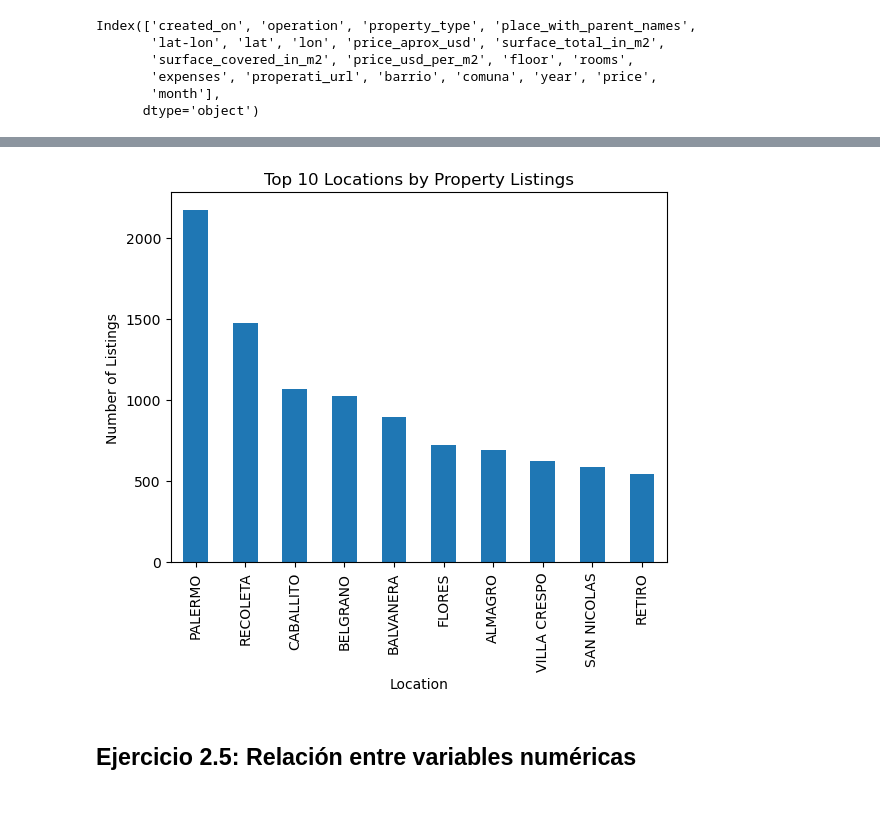
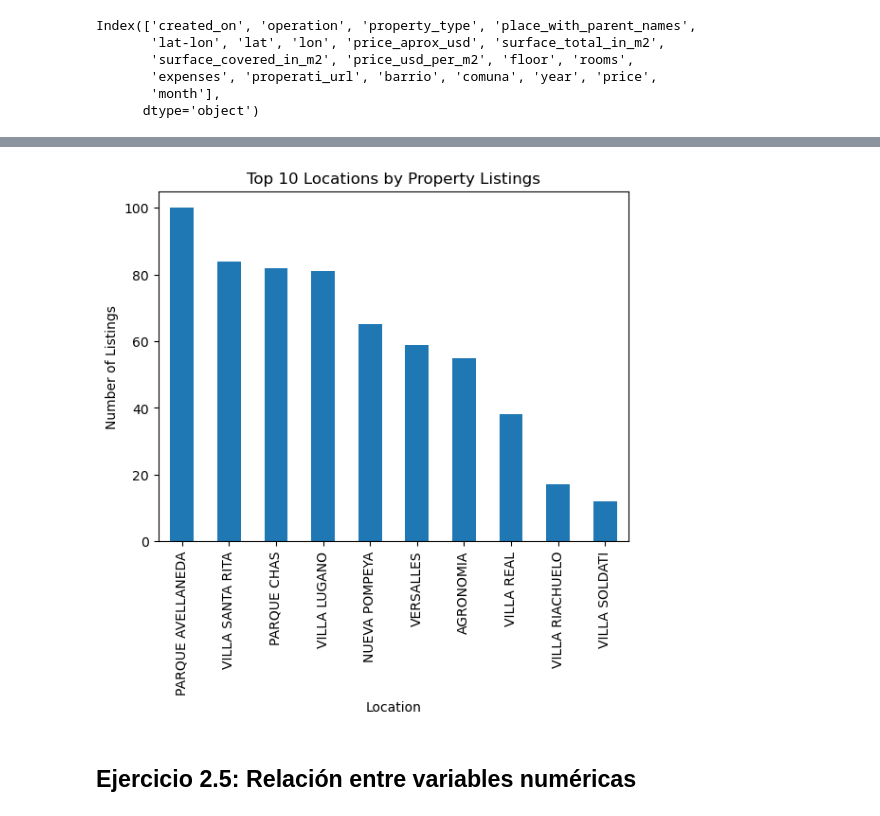
Before and after one commit to ljpiere/data_python_classes, a Jupyter notebook: DA/Webinar 7 - Sprint 4 - Graficas matplotlib/Webinar7_Sp4_Md1-3.ipynb, the cells around one changed output, grey strips where cells are left out. Saved outputs shown, nothing was run; the diff lists cells and outputs as text; code cells hidden in the pictures.

```diff
--- a/DA/Webinar 7 - Sprint 4 - Graficas matplotlib/Webinar7_Sp4_Md1-3.ipynb
+++ b/DA/Webinar 7 - Sprint 4 - Graficas matplotlib/Webinar7_Sp4_Md1-3.ipynb
@@ -261,3 +368,5 @@ Index(['created_on', 'operation', 'property_type', 'place_with_parent_names',
        'expenses', 'properati_url', 'barrio', 'comuna', 'year', 'price',
        'month'],
       dtype='object')
+# %%
+location_counts = properati_data_cleaned['barrio'].value_counts().tail(10)
@@ -264,14 +388,14 @@ Index(['created_on', 'operation', 'property_type', 'place_with_parent_names',
 # %%
-location_counts = properati_data_cleaned['barrio'].value_counts().head(10)
+
 location_counts.plot(
     kind='bar',
     title='Top 10 Locations by Property Listings',
     xlabel='Location',
     ylabel='Number of Listings'
 )
 plt.show()
 # %% [output]
-[figure, old version]
+[figure, new version]
 # %% [markdown]
 ## **Ejercicio 2.5: Relación entre variables numéricas**
 # %% [markdown]
```
Also changed, not shown: parts of 25 cells of this notebook, 2 other files.
